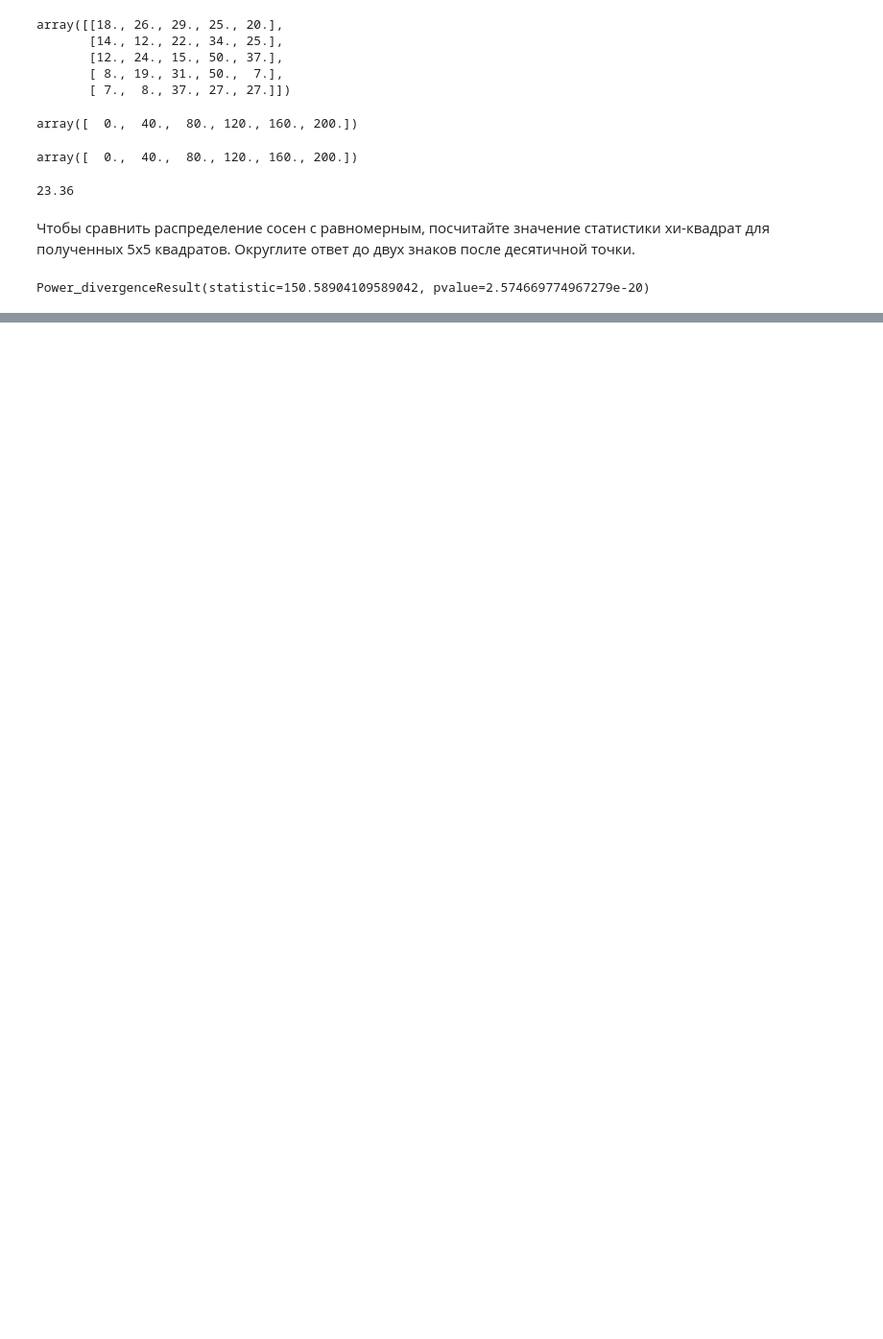
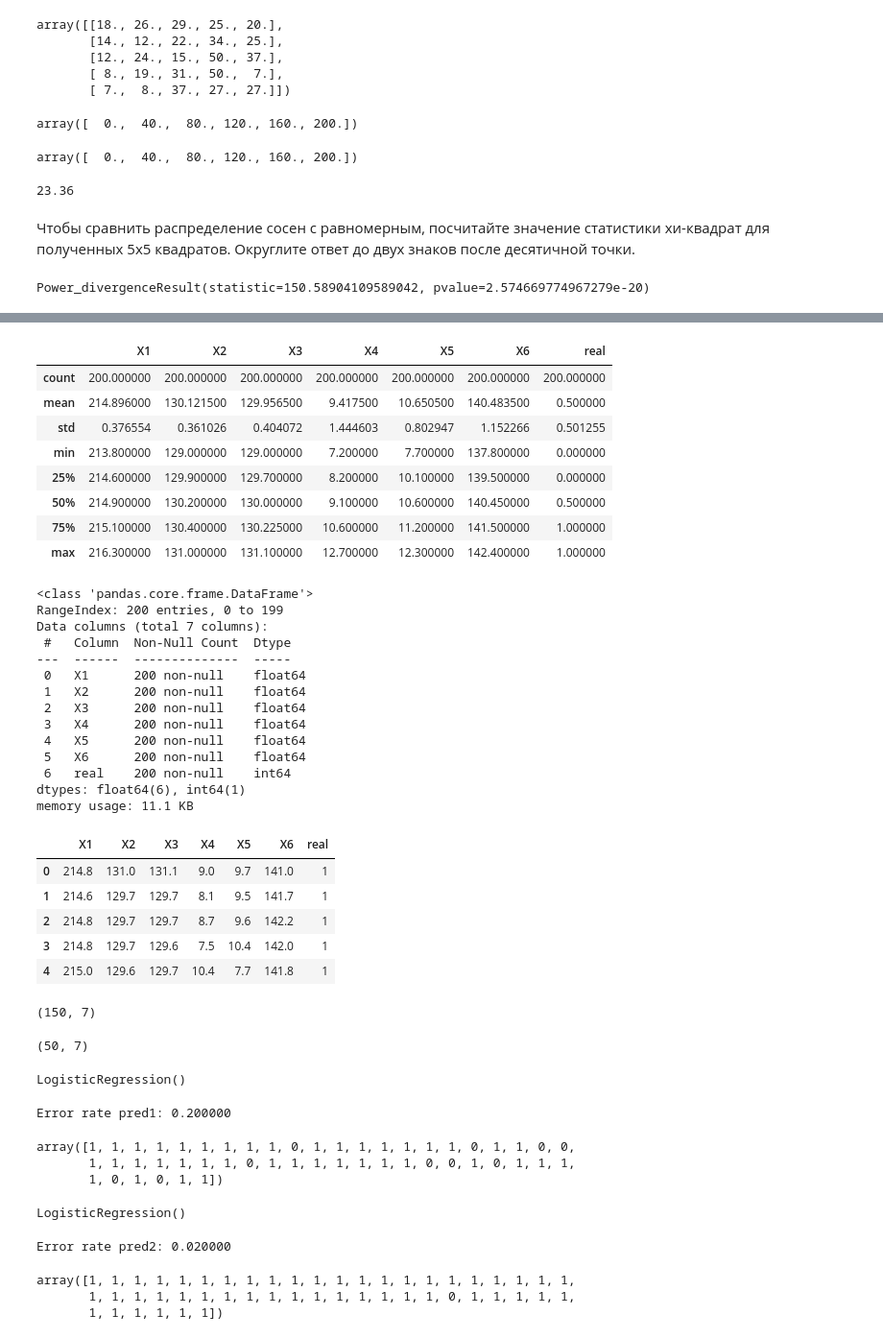
Before and after one commit to AlexG888/Specialization_from_MIPT_and_Yandex, a Jupyter notebook: course_4/theoretical_notebooks/tests.ipynb, the cells around one changed output, grey strips where cells are left out. Shown at 96% size. Drawn from its saved outputs; the diff is of its cells as text; code cells hidden in the pictures; blank space fills up the shorter version.

```diff
--- a/course_4/theoretical_notebooks/tests.ipynb
+++ b/course_4/theoretical_notebooks/tests.ipynb
@@ -330,0 +544,74 @@ Power_divergenceResult(statistic=150.58904109589042, pvalue=2.574669774967279e-2
+# %%
+banknotes_data = pd.read_table('../data/banknotes.txt')
+banknotes_data.describe()
+banknotes_data.info()
+banknotes_data.head()
+# %% [output]
+|  | X1 | X2 | X3 | X4 | X5 | X6 | real |
+| count | 200.000000 | 200.000000 | 200.000000 | 200.000000 | 200.000000 | 200.000000 | 200.000000 |
+| mean | 214.896000 | 130.121500 | 129.956500 | 9.417500 | 10.650500 | 140.483500 | 0.500000 |
+| std | 0.376554 | 0.361026 | 0.404072 | 1.444603 | 0.802947 | 1.152266 | 0.501255 |
+| min | 213.800000 | 129.000000 | 129.000000 | 7.200000 | 7.700000 | 137.800000 | 0.000000 |
+| 25% | 214.600000 | 129.900000 | 129.700000 | 8.200000 | 10.100000 | 139.500000 | 0.000000 |
+| 50% | 214.900000 | 130.200000 | 130.000000 | 9.100000 | 10.600000 | 140.450000 | 0.500000 |
+| 75% | 215.100000 | 130.400000 | 130.225000 | 10.600000 | 11.200000 | 141.500000 | 1.000000 |
+| max | 216.300000 | 131.000000 | 131.100000 | 12.700000 | 12.300000 | 142.400000 | 1.000000 |
+<class 'pandas.core.frame.DataFrame'>
+RangeIndex: 200 entries, 0 to 199
+Data columns (total 7 columns):
+ #   Column  Non-Null Count  Dtype
+---  ------  --------------  -----
+ 0   X1      200 non-null    float64
+ 1   X2      200 non-null    float64
+ 2   X3      200 non-null    float64
+ 3   X4      200 non-null    float64
+ 4   X5      200 non-null    float64
+ 5   X6      200 non-null    float64
+ 6   real    200 non-null    int64
+dtypes: float64(6), int64(1)
+memory usage: 11.1 KB
+|  | X1 | X2 | X3 | X4 | X5 | X6 | real |
+| 0 | 214.8 | 131.0 | 131.1 | 9.0 | 9.7 | 141.0 | 1 |
+| 1 | 214.6 | 129.7 | 129.7 | 8.1 | 9.5 | 141.7 | 1 |
+| 2 | 214.8 | 129.7 | 129.7 | 8.7 | 9.6 | 142.2 | 1 |
+| 3 | 214.8 | 129.7 | 129.6 | 7.5 | 10.4 | 142.0 | 1 |
+| 4 | 215.0 | 129.6 | 129.7 | 10.4 | 7.7 | 141.8 | 1 |
+# %%
+banknotes_train, banknotes_test = train_test_split(banknotes_data, test_size=50, random_state=1)
+banknotes_train.shape
+banknotes_test.shape
+# %% [output]
+(150, 7)
+(50, 7)
+# %%
+features_1 = [u'X1', u'X2', u'X3']
+clf_logreg_1 = LogisticRegression()
+clf_logreg_1.fit(banknotes_train[features_1].values, banknotes_train[u'real'].values)
+# %% [output]
+LogisticRegression()
+# %%
+pred_1 = clf_logreg_1.predict(banknotes_test[features_1].values)
+print('Error rate pred1: %f' % (1 - accuracy_score(banknotes_test[u'real'].values, pred_1)))
+err_1 = np.array( [1 if banknotes_test[u'real'].values[i] == pred_1[i] else 0 for i in range(len(pred_1))] )
+err_1
+# %% [output]
+Error rate pred1: 0.200000
+array([1, 1, 1, 1, 1, 1, 1, 1, 1, 0, 1, 1, 1, 1, 1, 1, 1, 0, 1, 1, 0, 0,
+       1, 1, 1, 1, 1, 1, 1, 0, 1, 1, 1, 1, 1, 1, 1, 0, 0, 1, 0, 1, 1, 1,
+       1, 0, 1, 0, 1, 1])
+# %%
+features_2 = [u'X4', u'X5', u'X6']
+clf_logreg_2 = LogisticRegression()
+clf_logreg_2.fit(banknotes_train[features_2].values, banknotes_train[u'real'].values)
+# %% [output]
+LogisticRegression()
+# %%
+pred_2 = clf_logreg_2.predict(banknotes_test[features_2].values)
+print('Error rate pred2: %f' % (1 - accuracy_score(banknotes_test[u'real'].values, pred_2)))
+err_2 = np.array( [1 if banknotes_test[u'real'].values[i] == pred_2[i] else 0 for i in range(len(pred_2))] )
+err_2
+# %% [output]
+Error rate pred2: 0.020000
+array([1, 1, 1, 1, 1, 1, 1, 1, 1, 1, 1, 1, 1, 1, 1, 1, 1, 1, 1, 1, 1, 1,
+       1, 1, 1, 1, 1, 1, 1, 1, 1, 1, 1, 1, 1, 1, 1, 1, 0, 1, 1, 1, 1, 1,
+       1, 1, 1, 1, 1, 1])
```
Also changed, not shown: parts of 45 cells of this notebook, 8 other files.
